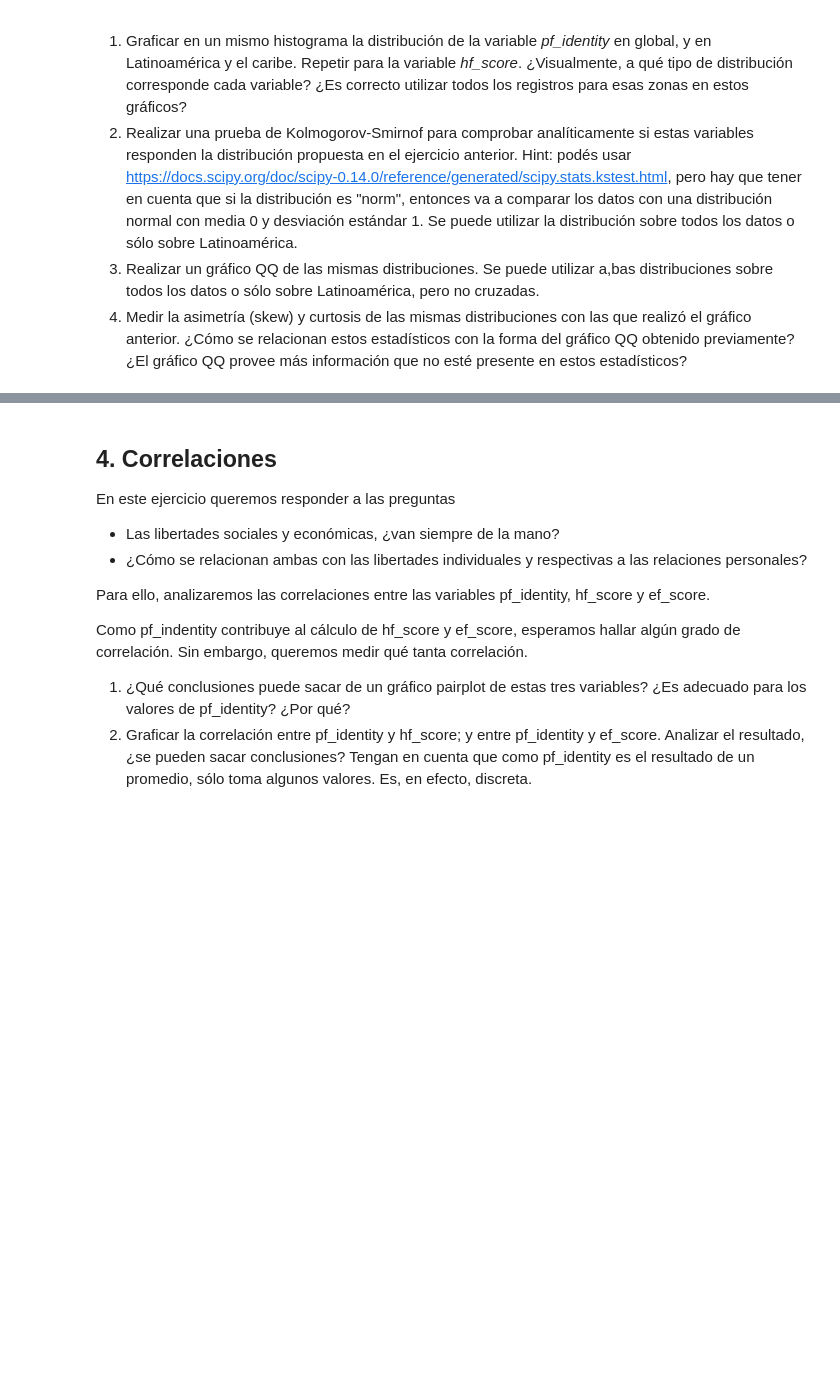
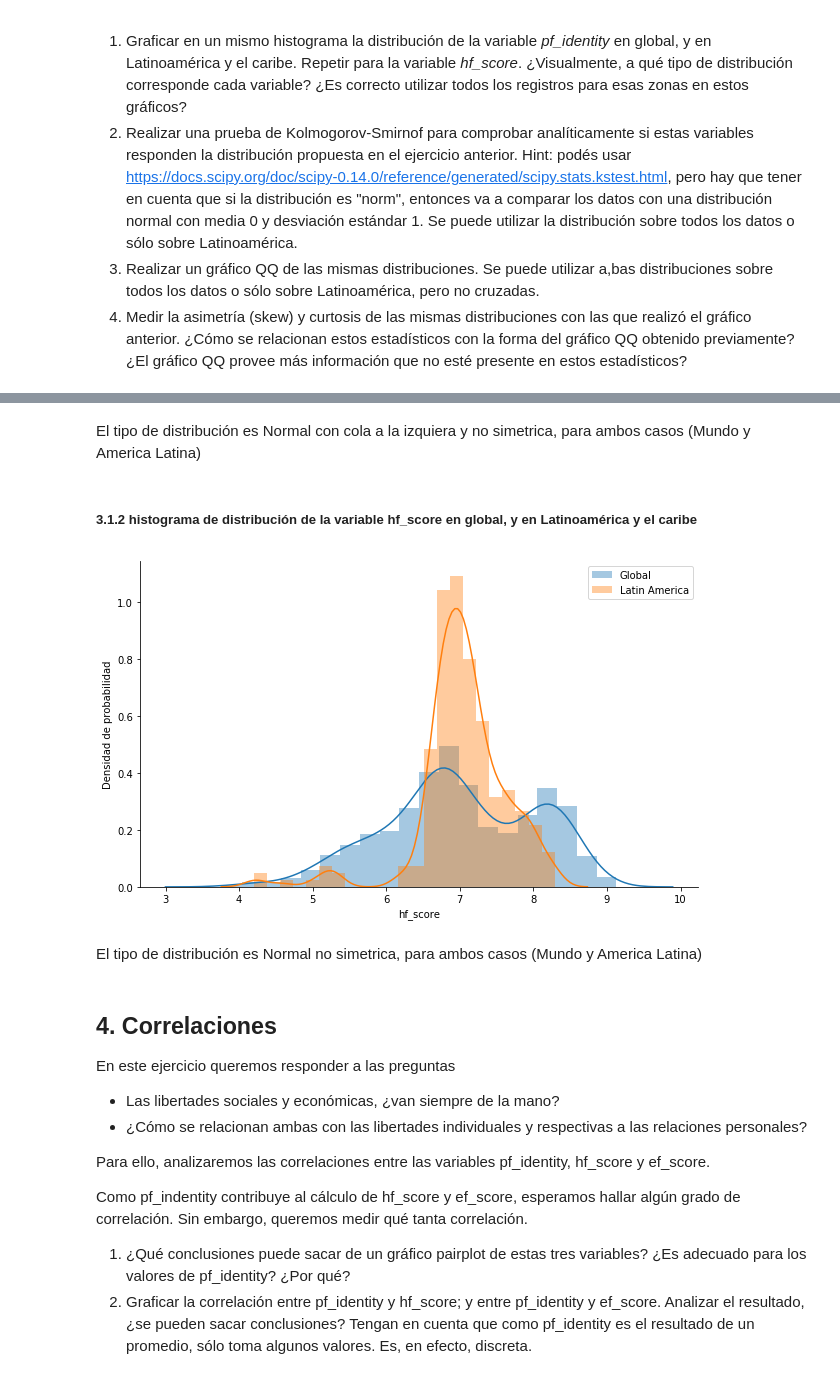
Before and after one commit to abernalc/diplodatos2019, a Jupyter notebook: 02_practico_I.ipynb, the cells around one changed output, grey strips where cells are left out. Saved outputs shown, nothing was run; the diff lists cells and outputs as text; code cells hidden in the pictures; blank space fills up the shorter version.

```diff
--- a/02_practico_I.ipynb
+++ b/02_practico_I.ipynb
@@ -217,3 +233,19 @@ Sólo por curiosidad, graficar la tendencia de *hf_score* y *ef_score* a través
+# %% [markdown]
+El tipo de distribución es Normal con cola a la izquiera y no simetrica, para ambos casos (Mundo y America Latina)
+# %% [markdown]
+##### 3.1.2 histograma de distribución de la variable hf_score en global, y en Latinoamérica y el caribe
+# %%
+
+plt.figure(figsize=(10,6))
+seaborn.distplot(ds['hf_score'].dropna(), label='Global')
+seaborn.distplot(ds[ds.region == "Latin America & the Caribbean"]['hf_score'].dropna(), label='Latin America')
+plt.ylabel('Densidad de probabilidad')
+plt.legend()
+seaborn.despine()
+# %% [output]
+[figure, added]
+# %% [markdown]
+El tipo de distribución es Normal no simetrica, para ambos casos (Mundo y America Latina)
 # %% [markdown]
 ## 4. Correlaciones
 
```
Also changed, not shown: parts of 4 cells of this notebook.
